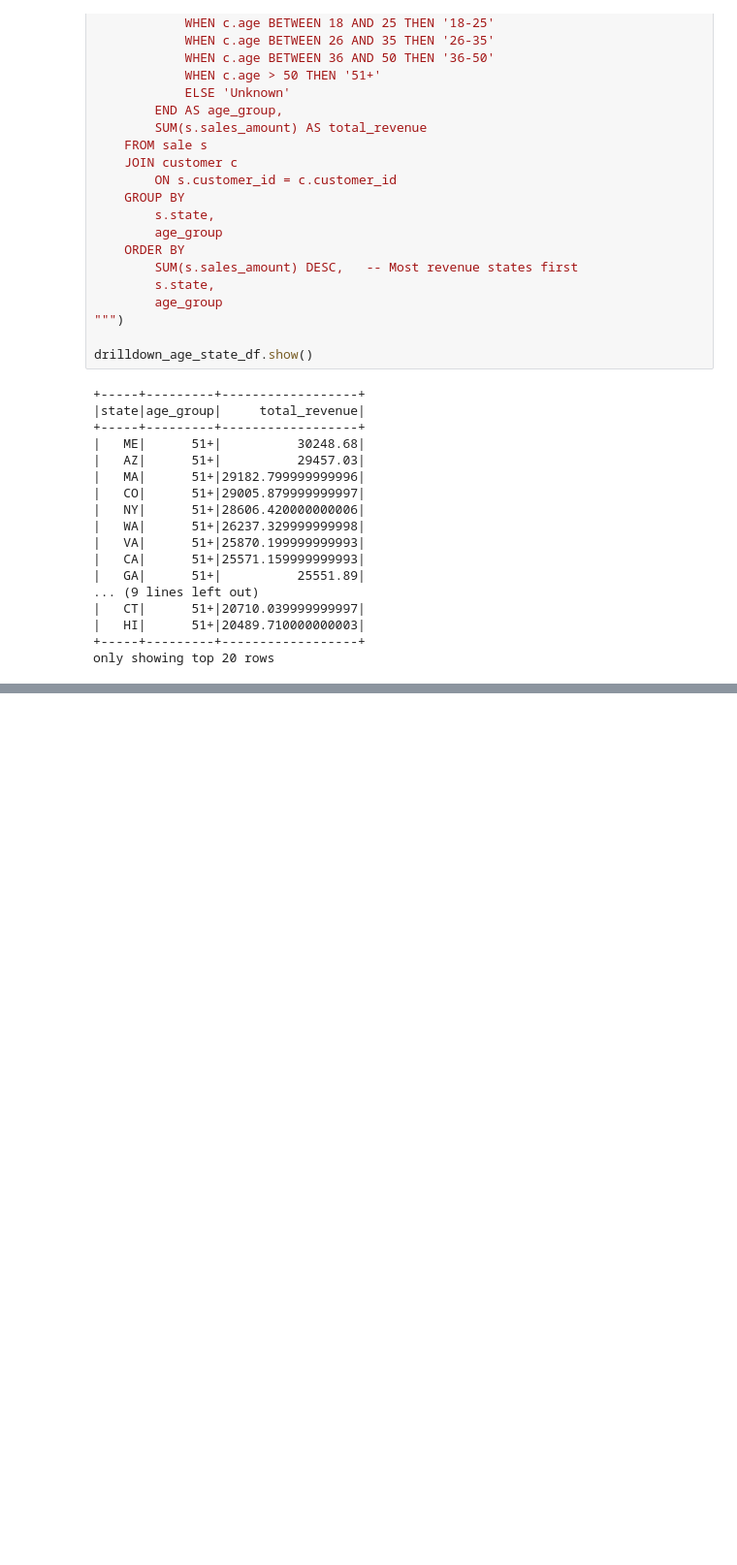
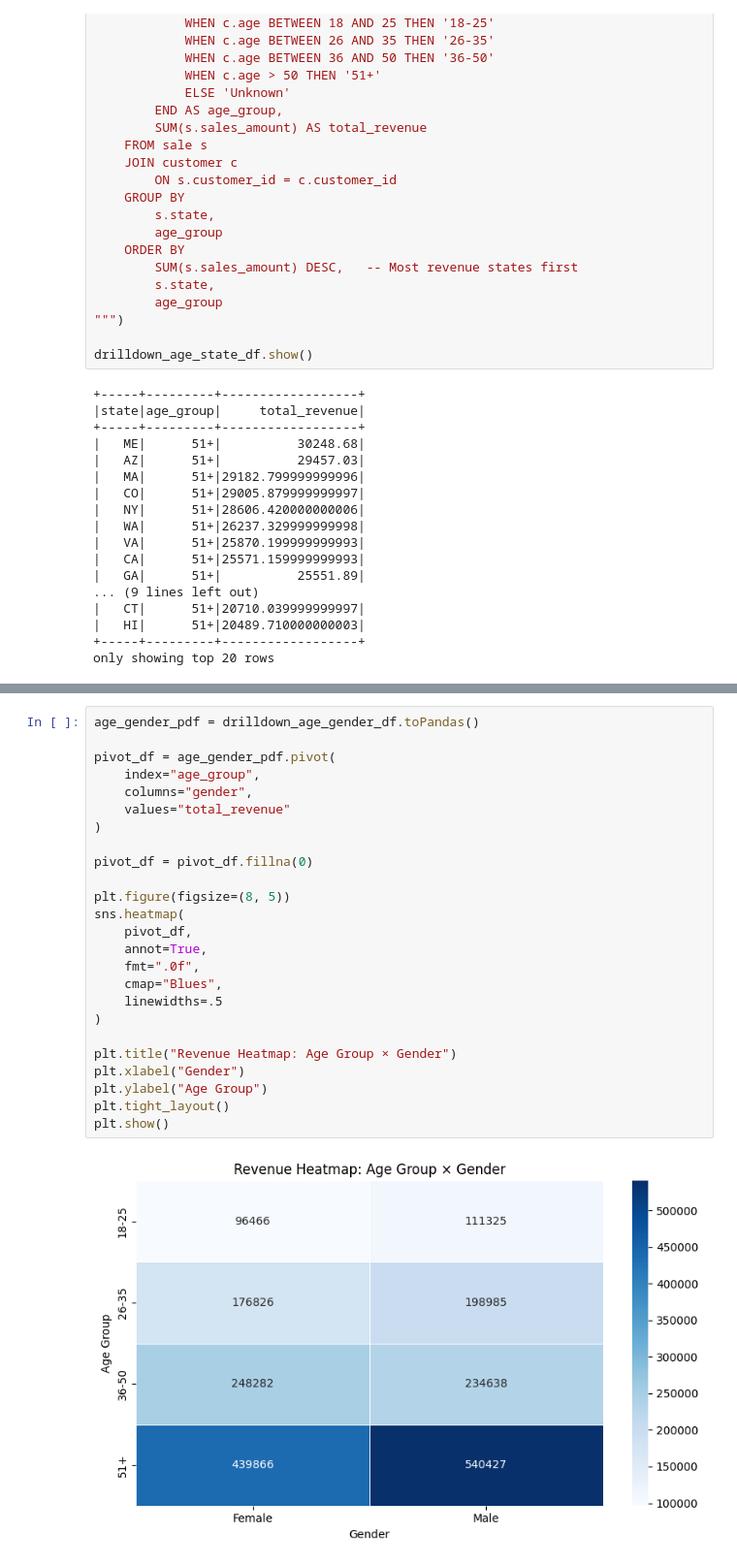
Before and after one commit to sydsailors/smart-store-sydney, a Jupyter notebook: custom/P7_Custom_BI.ipynb, the cells around one changed output, grey strips where cells are left out. Shown: that part at 97% size. Cells and saved outputs as stored; diff of their text form; blank space fills up the shorter version.

```diff
--- a/custom/P7_Custom_BI.ipynb
+++ b/custom/P7_Custom_BI.ipynb
@@ -361,4 +352,31 @@ drilldown_age_gender_df.show()
 +---------+------+------------------+
+# %%
+age_gender_pdf = drilldown_age_gender_df.toPandas()
+
+pivot_df = age_gender_pdf.pivot(
+    index="age_group",
+    columns="gender",
+    values="total_revenue"
+)
+
+pivot_df = pivot_df.fillna(0)
+
+plt.figure(figsize=(8, 5))
+sns.heatmap(
+    pivot_df,
+    annot=True,
+    fmt=".0f",
+    cmap="Blues",
+    linewidths=.5
+)
+
+plt.title("Revenue Heatmap: Age Group × Gender")
+plt.xlabel("Gender")
+plt.ylabel("Age Group")
+plt.tight_layout()
+plt.show()
+# %% [output]
+[figure, added]
 # %%
 drilldown_product_df = spark.sql("""
     SELECT
```
Also changed, not shown: parts of 5 cells of this notebook.
